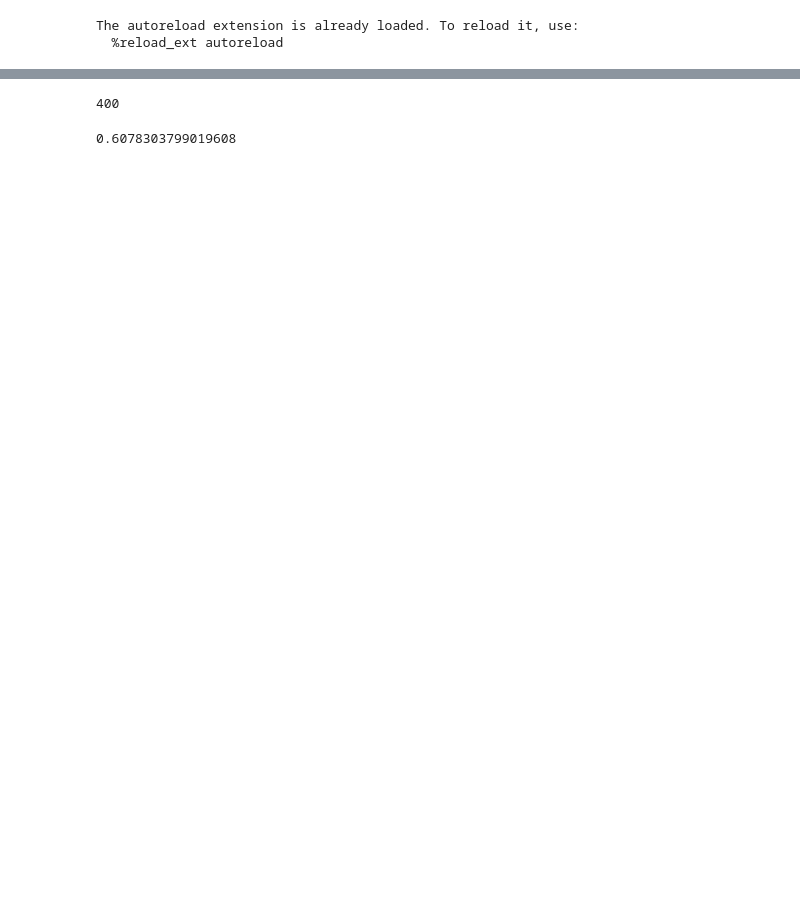
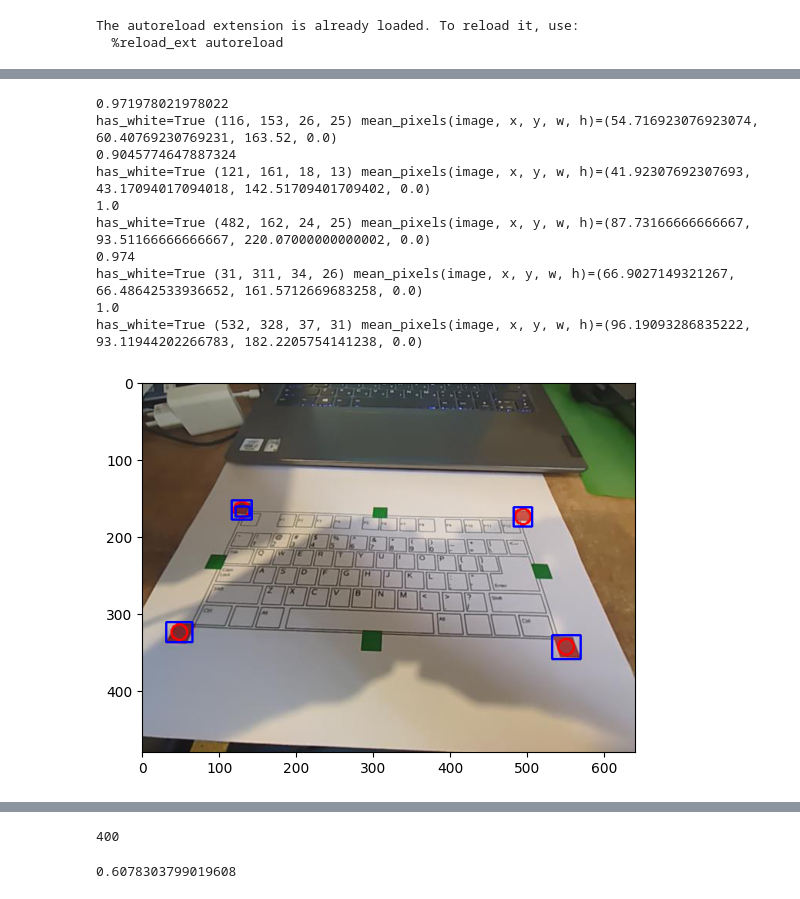
Before and after one commit to orslup/Project_A, a Jupyter notebook: manual_flow_test.ipynb, the cells around one changed output, grey strips where cells are left out. Cells and saved outputs as stored; diff of their text form; code cells hidden in the pictures; blank space fills up the shorter version.

```diff
--- a/manual_flow_test.ipynb
+++ b/manual_flow_test.ipynb
@@ -79 +191,26 @@ keyboard_image = keyboard_segmentation._project_keyboard_image(image, keyboard_s
+# %%
+annotated_image = image.copy()
+annotated_image = cv2.cvtColor(annotated_image, cv2.COLOR_BGR2RGB)
+for (x, y, w, h) in objects:
+    has_white = has_white_border(image, x, y, w, h)
+    if has_white:
+        rgb_color = (0, 0, 255)
+        print(f"{has_white=} {x, y, w, h} {mean_pixels(image, x, y, w, h)=}")
+    else:
+        rgb_color = (255, 0, 0)
+    cv2.rectangle(annotated_image, (x, y), (x + w, y + h), rgb_color, 2)  # Red outline, thickness 2
+plt.imshow(annotated_image)
+plt.show()
+# %% [output]
+0.971978021978022
+has_white=True (116, 153, 26, 25) mean_pixels(image, x, y, w, h)=(54.716923076923074, 60.40769230769231, 163.52, 0.0)
+0.9045774647887324
+has_white=True (121, 161, 18, 13) mean_pixels(image, x, y, w, h)=(41.92307692307693, 43.17094017094018, 142.51709401709402, 0.0)
+1.0
+has_white=True (482, 162, 24, 25) mean_pixels(image, x, y, w, h)=(87.73166666666667, 93.51166666666667, 220.07000000000002, 0.0)
+0.974
+has_white=True (31, 311, 34, 26) mean_pixels(image, x, y, w, h)=(66.9027149321267, 66.48642533936652, 161.5712669683258, 0.0)
+1.0
+has_white=True (532, 328, 37, 31) mean_pixels(image, x, y, w, h)=(96.19093286835222, 93.11944202266783, 182.2205754141238, 0.0)
+[figure, added]
 # %%
```
Also changed, not shown: parts of 13 cells of this notebook.
